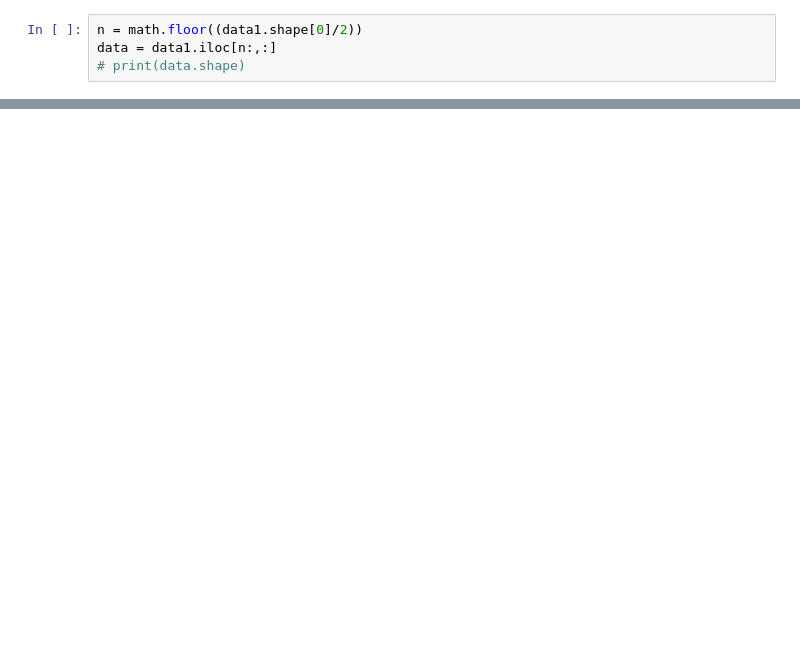
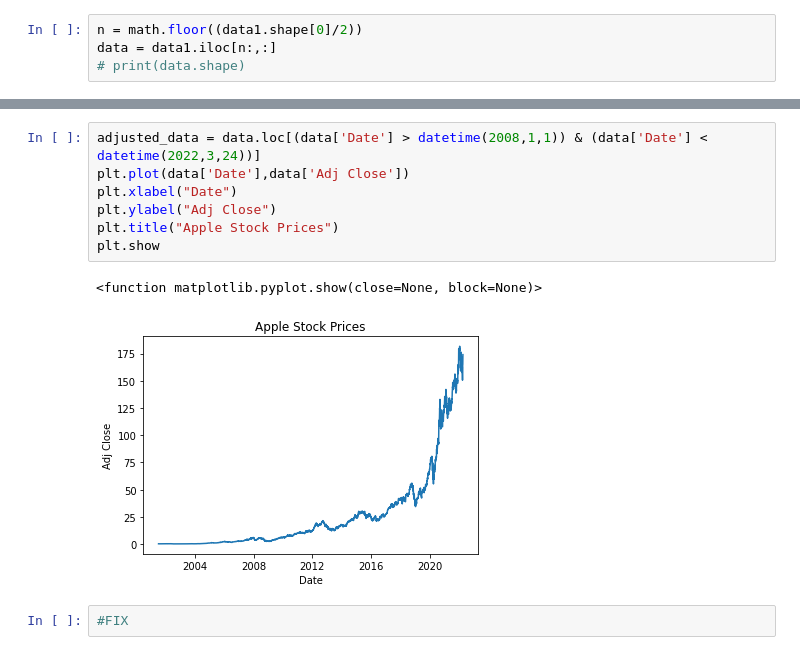
Before and after one commit to VicenteM13/MachineLearning, a Jupyter notebook: Apple Stock Prediction.ipynb, the cells around one changed output, grey strips where cells are left out. Saved outputs shown, nothing was run; the diff lists cells and outputs as text; blank space fills up the shorter version.

```diff
--- a/Apple Stock Prediction.ipynb
+++ b/Apple Stock Prediction.ipynb
@@ -52,0 +57,12 @@ plt.tight_layout()
+# %%
+adjusted_data = data.loc[(data['Date'] > datetime(2008,1,1)) & (data['Date'] < datetime(2022,3,24))]
+plt.plot(data['Date'],data['Adj Close'])
+plt.xlabel("Date")
+plt.ylabel("Adj Close")
+plt.title("Apple Stock Prices")
+plt.show
+# %% [output]
+<function matplotlib.pyplot.show(close=None, block=None)>
+[figure, added]
+# %%
+#FIX
```
Also changed, not shown: parts of 9 cells of this notebook.
